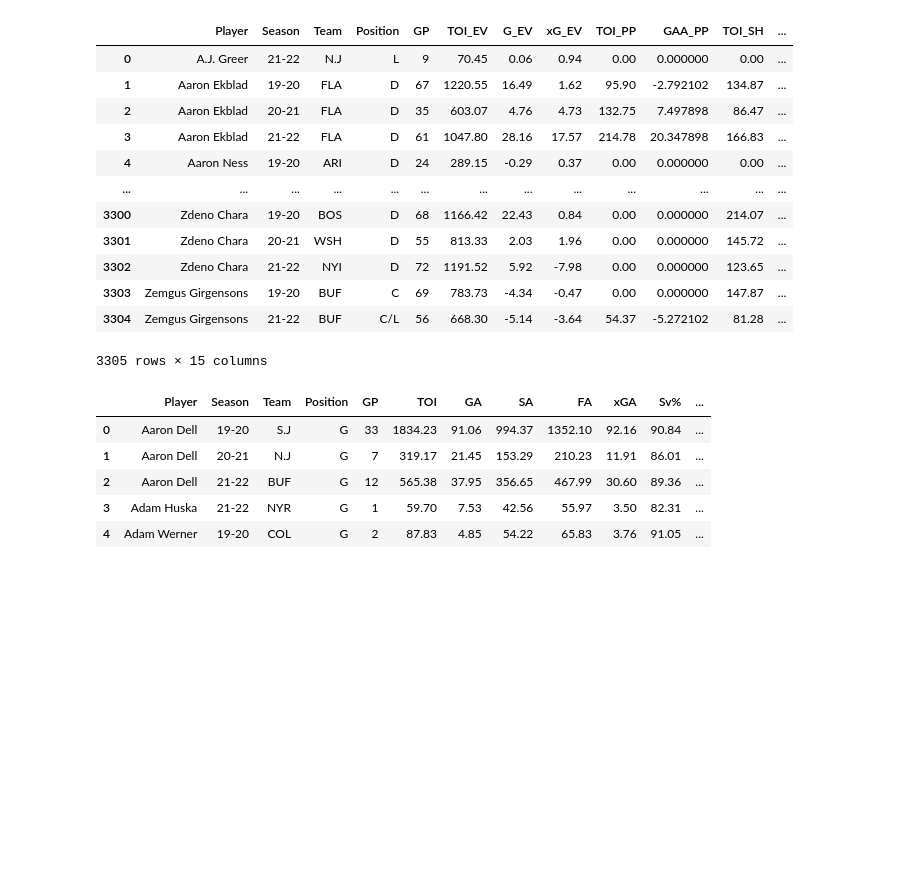
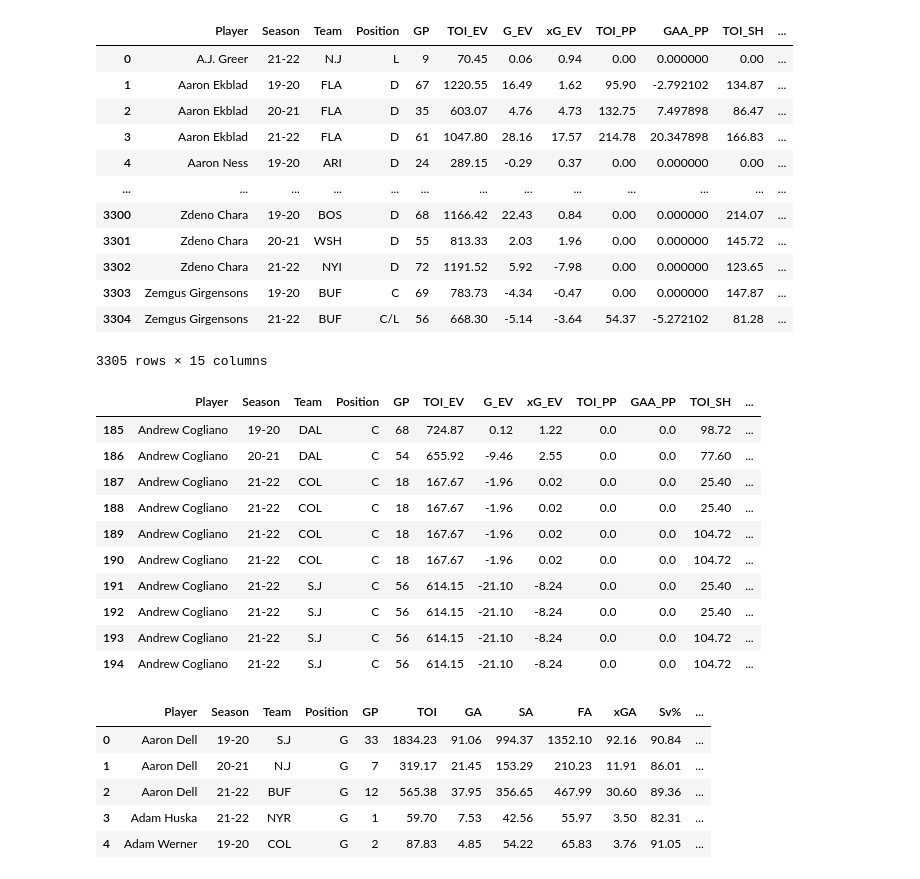
Before and after one commit to danmartin25/Hockey_Model, a Jupyter notebook: Hockey_Model_Mark_I.ipynb, the cells around one changed output. Saved outputs shown, nothing was run; the diff lists cells and outputs as text; code cells hidden in the pictures; blank space fills up the shorter version.

```diff
--- a/Hockey_Model_Mark_I.ipynb
+++ b/Hockey_Model_Mark_I.ipynb
@@ -347,6 +362,20 @@ full_player_totals
 | 3303 | Zemgus Girgensons | 19-20 | BUF | C | 69 | 783.73 | -4.34 | -0.47 | 0.00 | 0.000000 | 147.87 | ... |
 | 3304 | Zemgus Girgensons | 21-22 | BUF | C/L | 56 | 668.30 | -5.14 | -3.64 | 54.37 | -5.272102 | 81.28 | ... |
 3305 rows × 15 columns
+# %%
+full_player_totals.loc[full_player_totals.Player=='Andrew Cogliano']
+# %% [output]
+|  | Player | Season | Team | Position | GP | TOI_EV | G_EV | xG_EV | TOI_PP | GAA_PP | TOI_SH | ... |
+| 185 | Andrew Cogliano | 19-20 | DAL | C | 68 | 724.87 | 0.12 | 1.22 | 0.0 | 0.0 | 98.72 | ... |
+| 186 | Andrew Cogliano | 20-21 | DAL | C | 54 | 655.92 | -9.46 | 2.55 | 0.0 | 0.0 | 77.60 | ... |
+| 187 | Andrew Cogliano | 21-22 | COL | C | 18 | 167.67 | -1.96 | 0.02 | 0.0 | 0.0 | 25.40 | ... |
+| 188 | Andrew Cogliano | 21-22 | COL | C | 18 | 167.67 | -1.96 | 0.02 | 0.0 | 0.0 | 25.40 | ... |
+| 189 | Andrew Cogliano | 21-22 | COL | C | 18 | 167.67 | -1.96 | 0.02 | 0.0 | 0.0 | 104.72 | ... |
+| 190 | Andrew Cogliano | 21-22 | COL | C | 18 | 167.67 | -1.96 | 0.02 | 0.0 | 0.0 | 104.72 | ... |
+| 191 | Andrew Cogliano | 21-22 | S.J | C | 56 | 614.15 | -21.10 | -8.24 | 0.0 | 0.0 | 25.40 | ... |
+| 192 | Andrew Cogliano | 21-22 | S.J | C | 56 | 614.15 | -21.10 | -8.24 | 0.0 | 0.0 | 25.40 | ... |
+| 193 | Andrew Cogliano | 21-22 | S.J | C | 56 | 614.15 | -21.10 | -8.24 | 0.0 | 0.0 | 104.72 | ... |
+| 194 | Andrew Cogliano | 21-22 | S.J | C | 56 | 614.15 | -21.10 | -8.24 | 0.0 | 0.0 | 104.72 | ... |
 # %%
 #Import Goalie Data
 goalie_stats_raw = pd.read_csv('https://raw.githubusercontent.com/danmartin25/Hockey_Model/main/Goalie%20Stats.csv')
```
Also changed, not shown: parts of 3 cells of this notebook.
